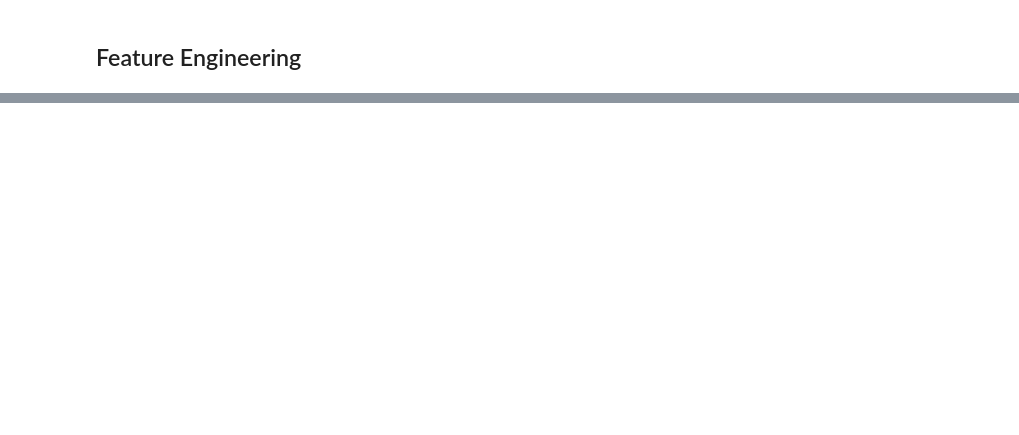
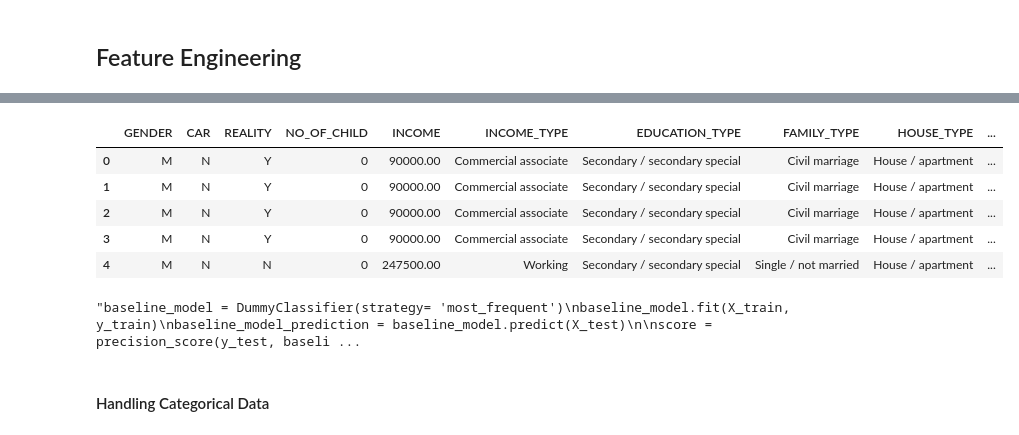
Before and after one commit to namitha9eshan/credit_card_fraud_detection_project, a Jupyter notebook: notebooks/EDA_&_Feature_Engineering.ipynb, the cells around one changed output, grey strips where cells are left out. Saved outputs shown, nothing was run; the diff lists cells and outputs as text; code cells hidden in the pictures; blank space fills up the shorter version.

```diff
--- a/notebooks/EDA_&_Feature_scaling.ipynb
+++ b/notebooks/EDA_&_Feature_Engineering.ipynb
@@ -124,0 +181,9 @@ plt.show()
+# %%
+df_test.head()
+# %% [output]
+|  | GENDER | CAR | REALITY | NO_OF_CHILD | INCOME | INCOME_TYPE | EDUCATION_TYPE | FAMILY_TYPE | HOUSE_TYPE | ... |
+| 0 | M | N | Y | 0 | 90000.00 | Commercial associate | Secondary / secondary special | Civil marriage | House / apartment | ... |
+| 1 | M | N | Y | 0 | 90000.00 | Commercial associate | Secondary / secondary special | Civil marriage | House / apartment | ... |
+| 2 | M | N | Y | 0 | 90000.00 | Commercial associate | Secondary / secondary special | Civil marriage | House / apartment | ... |
+| 3 | M | N | Y | 0 | 90000.00 | Commercial associate | Secondary / secondary special | Civil marriage | House / apartment | ... |
+| 4 | M | N | N | 0 | 247500.00 | Working | Secondary / secondary special | Single / not married | House / apartment | ... |
@@ -124,0 +196,11 @@ plt.show()
+# %%
+'''baseline_model = DummyClassifier(strategy= 'most_frequent')
+baseline_model.fit(X_train, y_train)
+baseline_model_prediction = baseline_model.predict(X_test)
+
+score = precision_score(y_test, baseline_model_prediction)
+print(score)'''
+# %% [output]
+"baseline_model = DummyClassifier(strategy= 'most_frequent')\nbaseline_model.fit(X_train, y_train)\nbaseline_model_prediction = baseline_model.predict(X_test)\n\nscore = precision_score(y_test, baseli ...
+# %% [markdown]
+#### Handling Categorical Data
```
Also changed, not shown: parts of 11 cells of this notebook, 1 other file.
